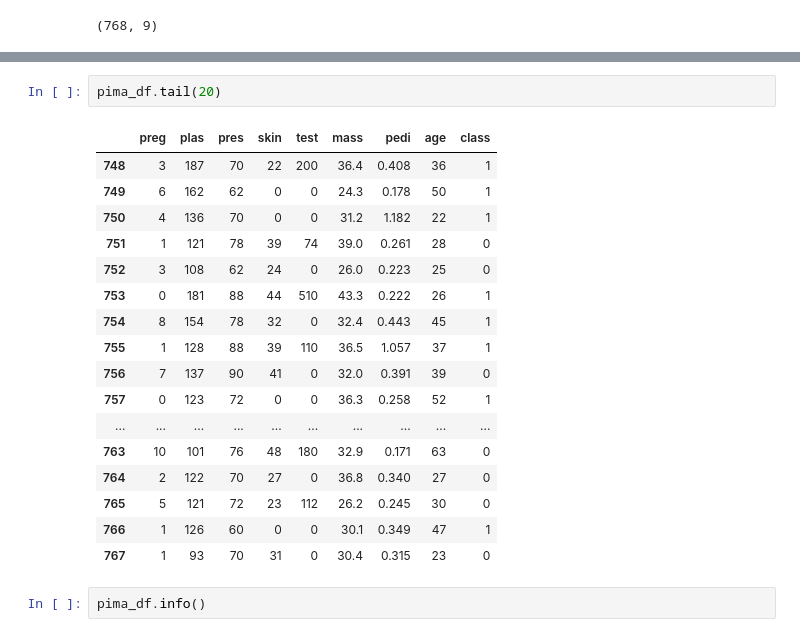
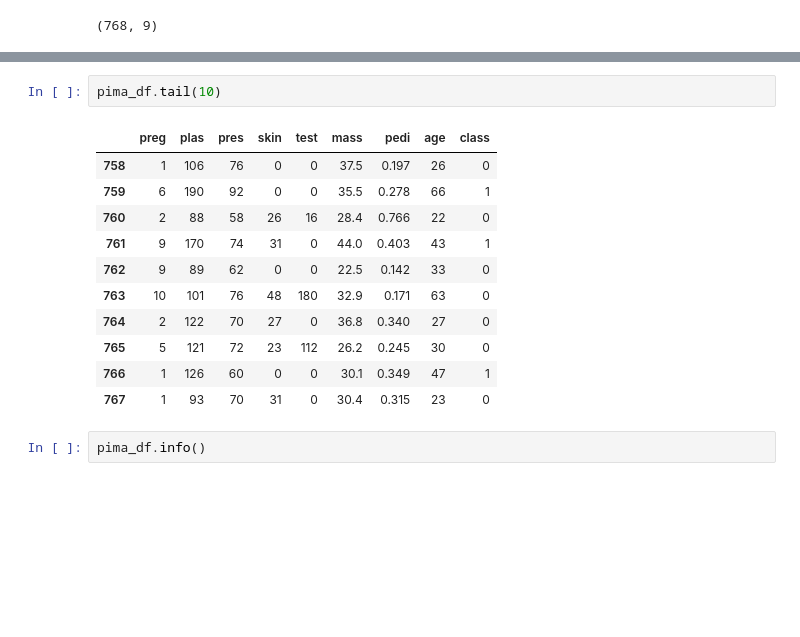
Before and after one commit to shreyapuri11/Minor-Project-Diabetes-prediction-analysis, a Jupyter notebook: Logistic_Pima_Indians.ipynb, the cells around one changed output, grey strips where cells are left out. Cells and saved outputs as stored; diff of their text form; blank space fills up the shorter version.

```diff
--- a/Logistic_Pima_Indians.ipynb
+++ b/Logistic_Pima_Indians.ipynb
@@ -45,18 +55,12 @@ pima_df.head(50)
 # %%
-pima_df.tail(20)
+pima_df.tail(10)
 # %% [output]
 |  | preg | plas | pres | skin | test | mass | pedi | age | class |
-| 748 | 3 | 187 | 70 | 22 | 200 | 36.4 | 0.408 | 36 | 1 |
-| 749 | 6 | 162 | 62 | 0 | 0 | 24.3 | 0.178 | 50 | 1 |
-| 750 | 4 | 136 | 70 | 0 | 0 | 31.2 | 1.182 | 22 | 1 |
-| 751 | 1 | 121 | 78 | 39 | 74 | 39.0 | 0.261 | 28 | 0 |
-| 752 | 3 | 108 | 62 | 24 | 0 | 26.0 | 0.223 | 25 | 0 |
-| 753 | 0 | 181 | 88 | 44 | 510 | 43.3 | 0.222 | 26 | 1 |
-| 754 | 8 | 154 | 78 | 32 | 0 | 32.4 | 0.443 | 45 | 1 |
-| 755 | 1 | 128 | 88 | 39 | 110 | 36.5 | 1.057 | 37 | 1 |
-| 756 | 7 | 137 | 90 | 41 | 0 | 32.0 | 0.391 | 39 | 0 |
-| 757 | 0 | 123 | 72 | 0 | 0 | 36.3 | 0.258 | 52 | 1 |
-| ... | ... | ... | ... | ... | ... | ... | ... | ... | ... |
+| 758 | 1 | 106 | 76 | 0 | 0 | 37.5 | 0.197 | 26 | 0 |
+| 759 | 6 | 190 | 92 | 0 | 0 | 35.5 | 0.278 | 66 | 1 |
+| 760 | 2 | 88 | 58 | 26 | 16 | 28.4 | 0.766 | 22 | 0 |
+| 761 | 9 | 170 | 74 | 31 | 0 | 44.0 | 0.403 | 43 | 1 |
+| 762 | 9 | 89 | 62 | 0 | 0 | 22.5 | 0.142 | 33 | 0 |
 | 763 | 10 | 101 | 76 | 48 | 180 | 32.9 | 0.171 | 63 | 0 |
 | 764 | 2 | 122 | 70 | 27 | 0 | 36.8 | 0.340 | 27 | 0 |
 | 765 | 5 | 121 | 72 | 23 | 112 | 26.2 | 0.245 | 30 | 0 |
```
Also changed, not shown: parts of 2 cells of this notebook.
